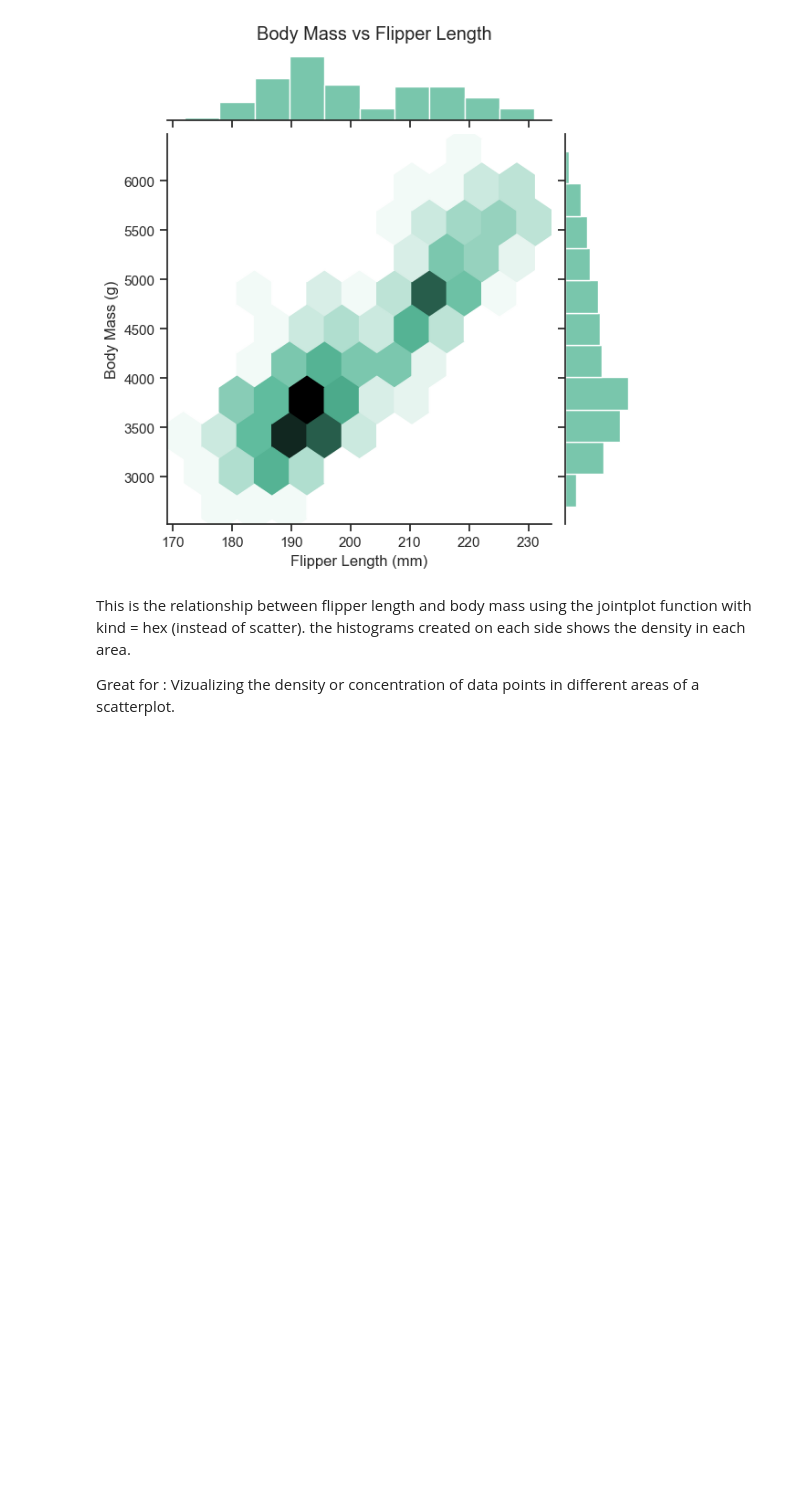
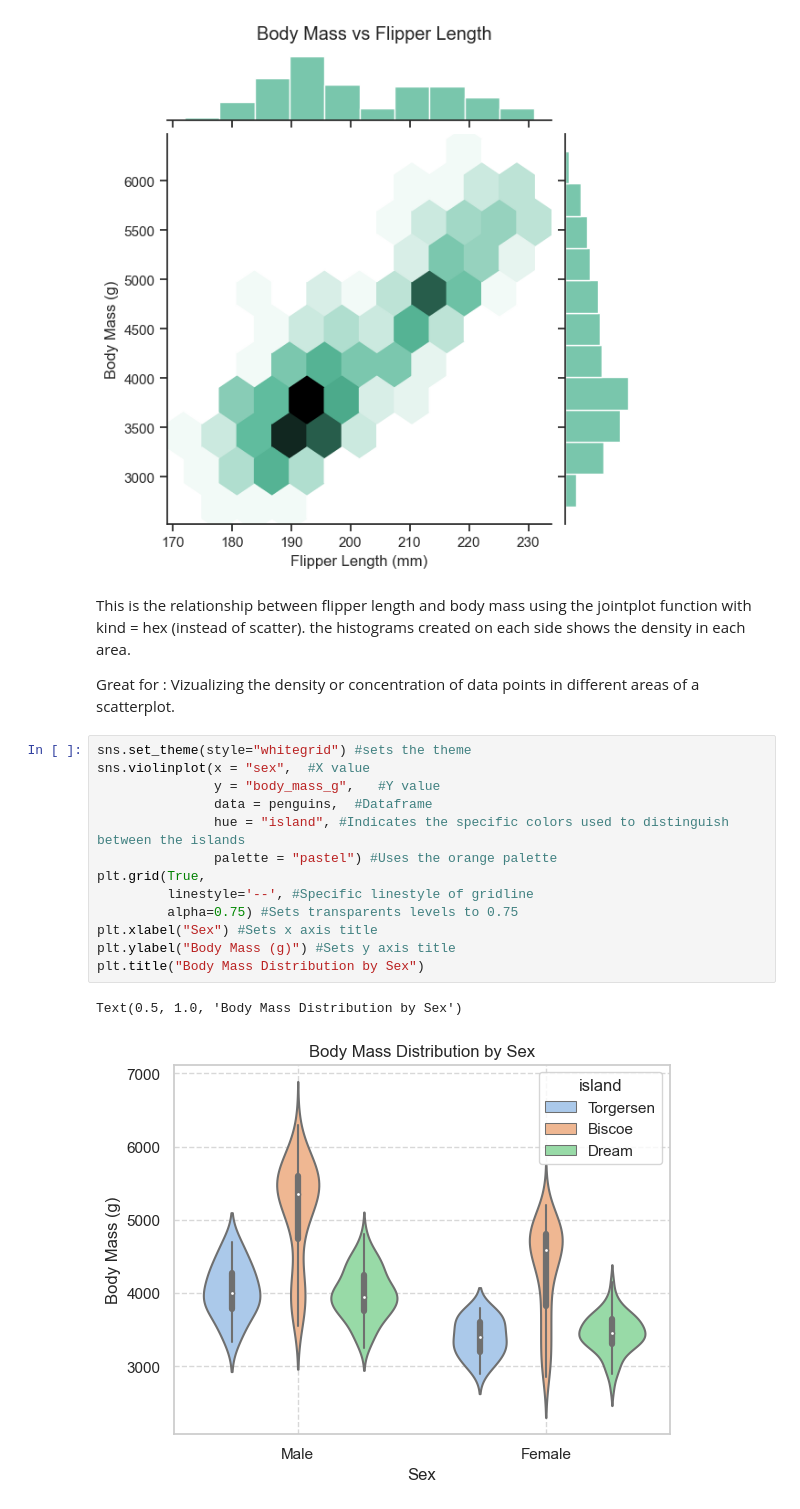
Before and after one commit to saingersoll/squirrel-gurlz, a Jupyter notebook: nbs/seabornpenguins.ipynb, the cells around one changed output. Cells and saved outputs as stored; diff of their text form; blank space fills up the shorter version.

```diff
--- a/nbs/seabornpenguins.ipynb
+++ b/nbs/seabornpenguins.ipynb
@@ -211,3 +211,19 @@ This is the relationship between flipper length and body mass using the jointplo
 
 Great for :
 Vizualizing the density or concentration of data points in different areas of a scatterplot.
+# %%
+sns.set_theme(style="whitegrid") #sets the theme
+sns.violinplot(x = "sex",  #X value
+               y = "body_mass_g",   #Y value
+               data = penguins,  #Dataframe
+               hue = "island", #Indicates the specific colors used to distinguish between the islands
+               palette = "pastel") #Uses the orange palette
+plt.grid(True,
+         linestyle='--', #Specific linestyle of gridline
+         alpha=0.75) #Sets transparents levels to 0.75
+plt.xlabel("Sex") #Sets x axis title
+plt.ylabel("Body Mass (g)") #Sets y axis title
+plt.title("Body Mass Distribution by Sex")
+# %% [output]
+Text(0.5, 1.0, 'Body Mass Distribution by Sex')
+[figure, added]
```
Also changed, not shown: parts of 2 cells of this notebook.
